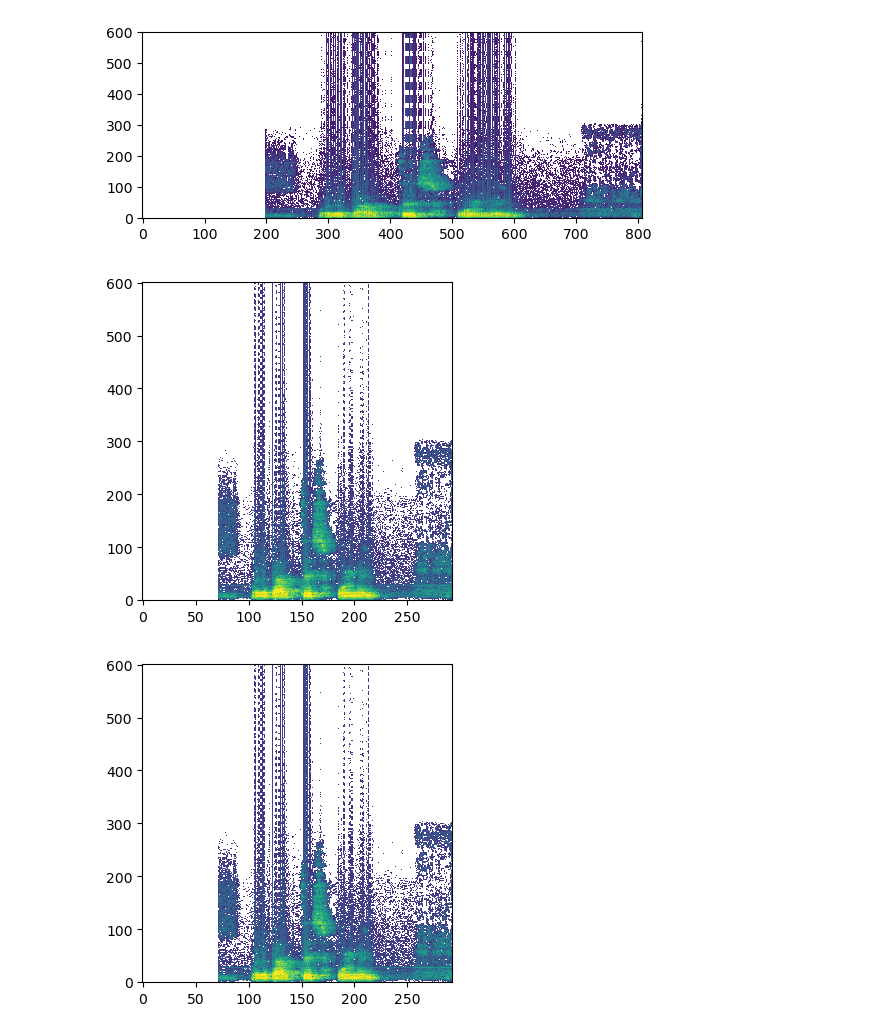
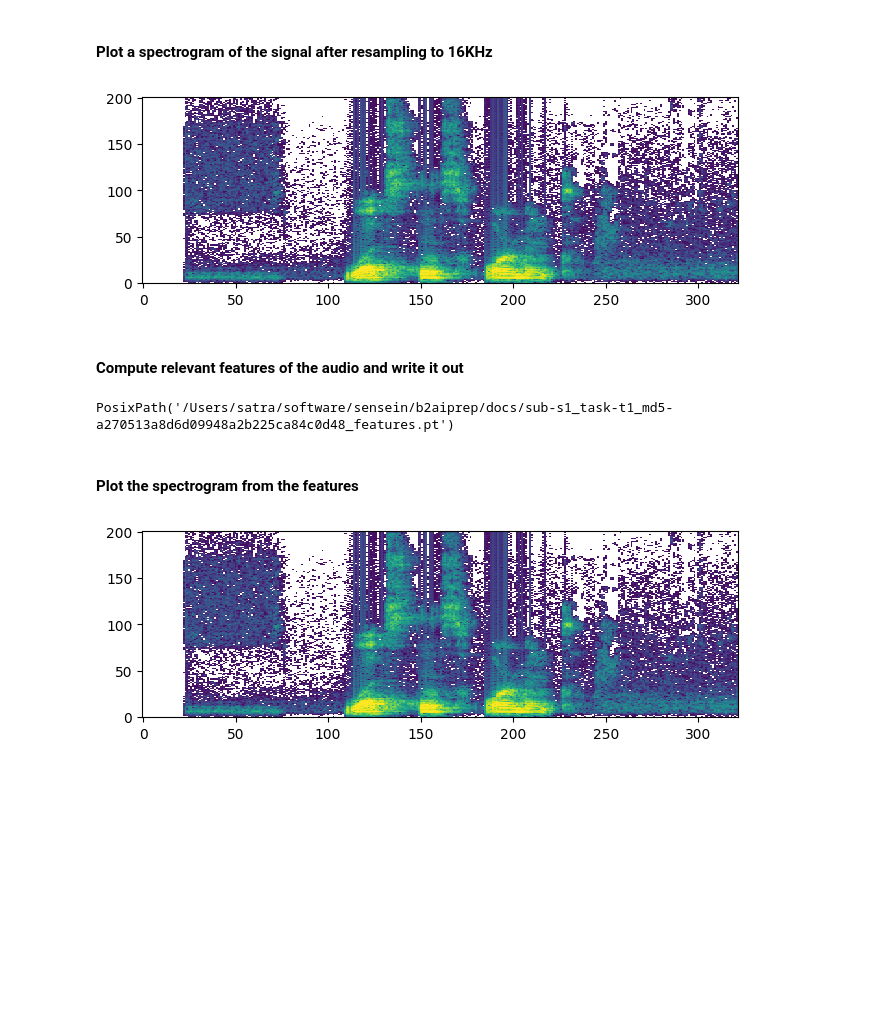
Before and after one commit to sensein/b2aiprep, a Jupyter notebook: docs/b2ai_script.ipynb, the cells around one changed output. Cells and saved outputs as stored; diff of their text form; code cells hidden in the pictures; blank space fills up the shorter version.

```diff
--- a/docs/b2ai_script.ipynb
+++ b/docs/b2ai_script.ipynb
@@ -89,0 +16,3 @@ for name, val in data.items():
+# %%
+filename1 = "../data/test_audio.wav"
+audio1 = b2p.Audio.from_file(filename1)
@@ -90,9 +23,23 @@ for name, val in data.items():
+# %% [markdown]
+#### Plot a spectrogram of the signal after resampling to 16KHz
+# %%
+audio1_16 = b2p.resample_iir(audio1, lowcut=7000, new_sample_rate=16000, order=4)
+specgram = b2p.specgram(audio1_16)
+ax = plt.matshow(specgram.T, origin='lower', aspect=0.5, norm=LogNorm(vmin=0, vmax=1))
+ax.axes.xaxis.set_ticks_position('bottom')
+# %% [output]
+[figure, added]
+# %% [markdown]
+#### Compute relevant features of the audio and write it out
+# %%
+features, outfile = b2p.to_features(filename1, subject="s1", task="t1")
+outfile
+# %% [output]
+PosixPath('/Users/satra/software/sensein/b2aiprep/docs/sub-s1_task-t1_md5-a270513a8d6d09948a2b225ca84c0d48_features.pt')
+# %% [markdown]
+#### Plot the spectrogram from the features
 # %%
-#Plot each spectrogram
-for f in features.values():
-    ax = plt.matshow(f.T, origin='lower', aspect=0.5, norm=LogNorm(vmin=0, vmax=10))
-    ax.axes.xaxis.set_ticks_position('bottom')
+ax = plt.matshow(features['specgram'].T, origin='lower', aspect=0.5, norm=LogNorm(vmin=0, vmax=1))
+ax.axes.xaxis.set_ticks_position('bottom')
 # %% [output]
-[figure, old version]
+[figure, new version]
-[figure, removed]
-[figure, removed]
```
Also changed, not shown: parts of 14 cells of this notebook.
